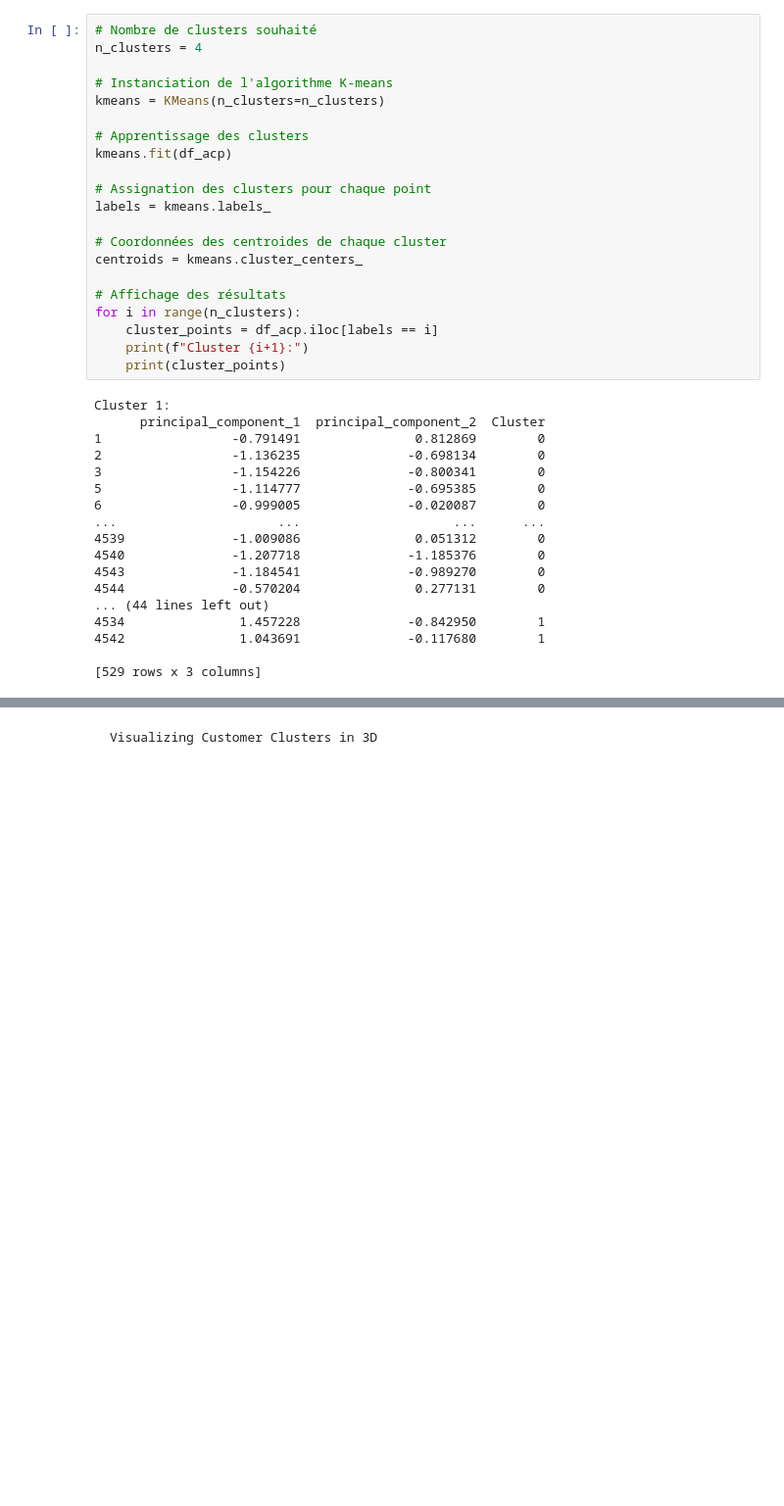
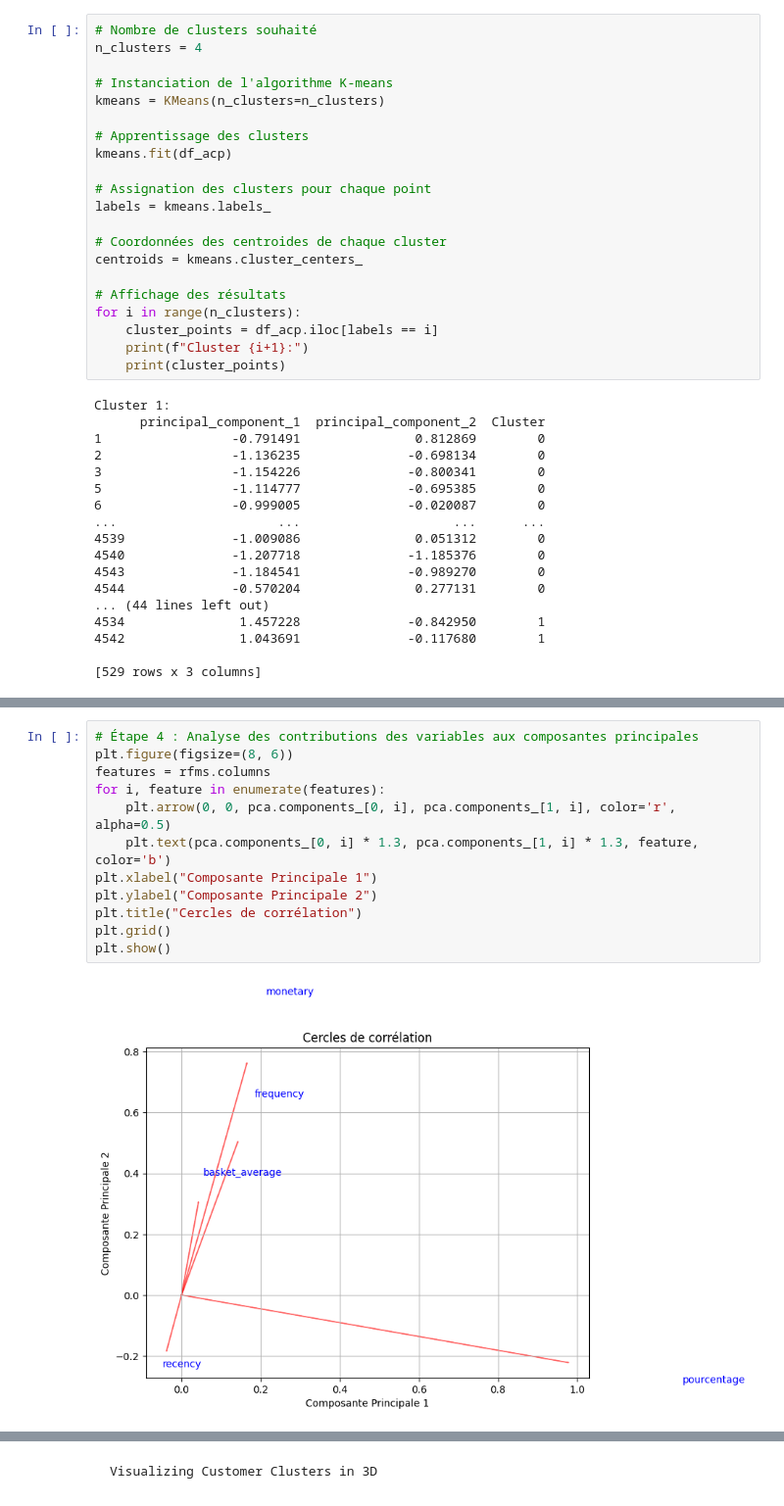
Before and after one commit to Noura-ou/projet_segmentation_client, a Jupyter notebook: src/test_noura.ipynb, the cells around one changed output, grey strips where cells are left out. Shown at 98% size. Saved outputs shown, nothing was run; the diff lists cells and outputs as text; blank space fills up the shorter version.

Commit message:
cercle des corrélation

```diff
--- a/src/test_noura.ipynb
+++ b/src/test_noura.ipynb
@@ -304,0 +307,14 @@ plt.show()
+# %%
+# Étape 4 : Analyse des contributions des variables aux composantes principales
+plt.figure(figsize=(8, 6))
+features = rfms.columns
+for i, feature in enumerate(features):
+    plt.arrow(0, 0, pca.components_[0, i], pca.components_[1, i], color='r', alpha=0.5)
+    plt.text(pca.components_[0, i] * 1.3, pca.components_[1, i] * 1.3, feature, color='b')
+plt.xlabel("Composante Principale 1")
+plt.ylabel("Composante Principale 2")
+plt.title("Cercles de corrélation")
+plt.grid()
+plt.show()
+# %% [output]
+[figure, added]
```
Also changed, not shown: parts of 6 cells of this notebook.
